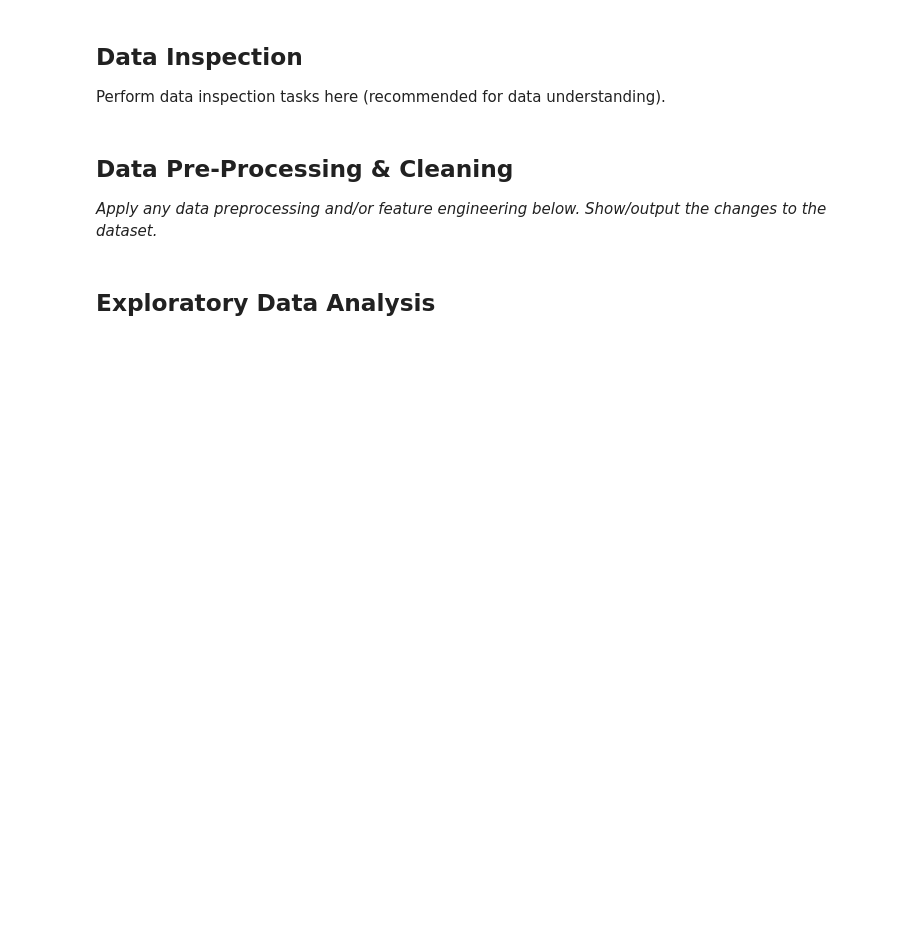
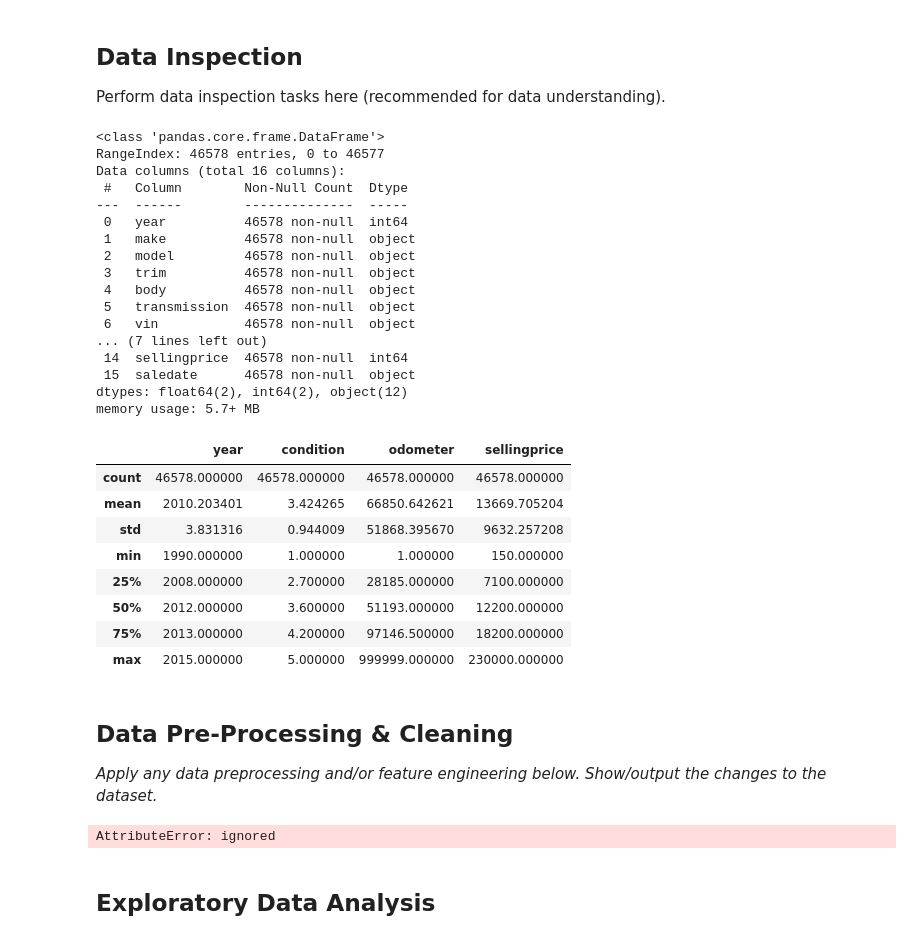
Before and after one commit to loulaaa/introtogithub, a Jupyter notebook: Regression_Mini-Project.ipynb, the cells around one changed output. Cells and saved outputs as stored; diff of their text form; code cells hidden in the pictures; blank space fills up the shorter version.

```diff
--- a/Regression_Mini-Project.ipynb
+++ b/Regression_Mini-Project.ipynb
@@ -85,10 +85,46 @@ df.head()
 ## Data Inspection
 
 Perform data inspection tasks here (recommended for data understanding).
+# %%
+df.info()
+df.describe()
+# %% [output]
+<class 'pandas.core.frame.DataFrame'>
+RangeIndex: 46578 entries, 0 to 46577
+Data columns (total 16 columns):
+ #   Column        Non-Null Count  Dtype
+---  ------        --------------  -----
+ 0   year          46578 non-null  int64
+ 1   make          46578 non-null  object
+ 2   model         46578 non-null  object
+ 3   trim          46578 non-null  object
+ 4   body          46578 non-null  object
+ 5   transmission  46578 non-null  object
+ 6   vin           46578 non-null  object
+... (7 lines left out)
+ 14  sellingprice  46578 non-null  int64
+ 15  saledate      46578 non-null  object
+dtypes: float64(2), int64(2), object(12)
+memory usage: 5.7+ MB
+|  | year | condition | odometer | sellingprice |
+| count | 46578.000000 | 46578.000000 | 46578.000000 | 46578.000000 |
+| mean | 2010.203401 | 3.424265 | 66850.642621 | 13669.705204 |
+| std | 3.831316 | 0.944009 | 51868.395670 | 9632.257208 |
+| min | 1990.000000 | 1.000000 | 1.000000 | 150.000000 |
+| 25% | 2008.000000 | 2.700000 | 28185.000000 | 7100.000000 |
+| 50% | 2012.000000 | 3.600000 | 51193.000000 | 12200.000000 |
+| 75% | 2013.000000 | 4.200000 | 97146.500000 | 18200.000000 |
+| max | 2015.000000 | 5.000000 | 999999.000000 | 230000.000000 |
 # %% [markdown]
 ## Data Pre-Processing & Cleaning
 
 _Apply any data preprocessing and/or feature engineering below. Show/output the changes to the dataset._
+# %%
+df['sellingprice'] = df['sellingprice'].map(lambda x: x.strip('$'))
+
+df=df.astype({'sellingprice':'int'})
+# %% [output]
+AttributeError: ignored
 # %% [markdown]
 ## Exploratory Data Analysis
 # %% [markdown]
```
Also changed, not shown: parts of 1 cell of this notebook.
